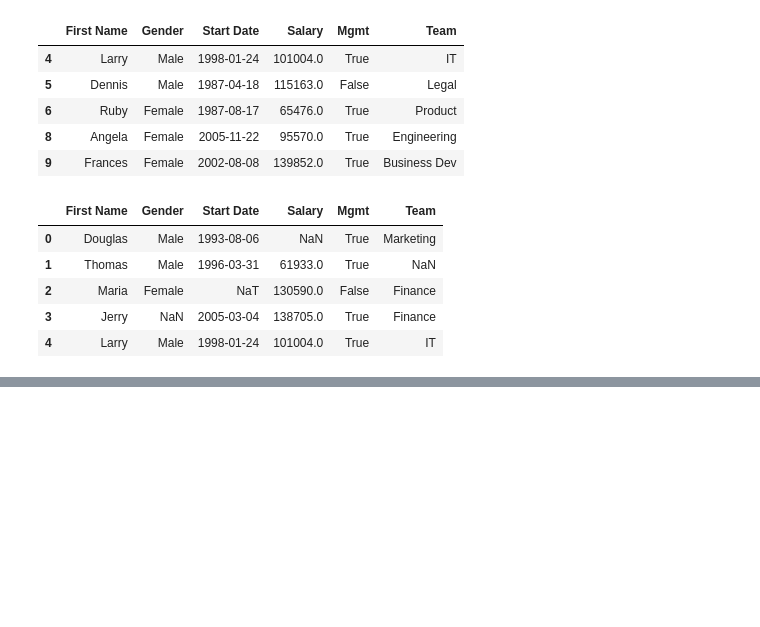
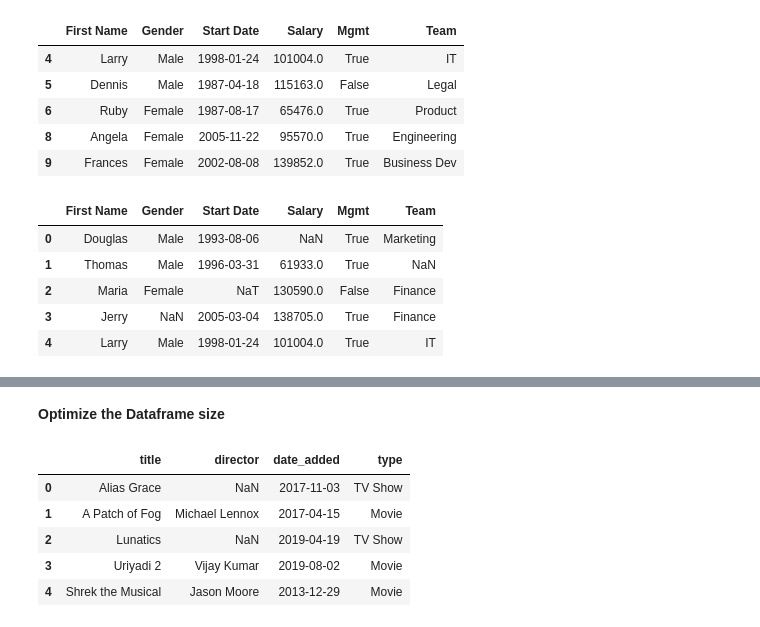
Before and after one commit to Kobzarko/PANDAS-IN-ACTION, a Jupyter notebook: Chapter 5 Dataframe filtering/Dataframe_filtering.ipynb, the cells around one changed output, grey strips where cells are left out. Saved outputs shown, nothing was run; the diff lists cells and outputs as text; code cells hidden in the pictures; blank space fills up the shorter version.

```diff
--- a/Chapter 5 Dataframe filtering/Dataframe_filtering.ipynb
+++ b/Chapter 5 Dataframe filtering/Dataframe_filtering.ipynb
@@ -613,0 +739,11 @@ df_dealna.dropna(thresh=4).head()
+# %% [markdown]
+**Optimize the Dataframe size**
+# %%
+df_netflix.head()
+# %% [output]
+|  | title | director | date_added | type |
+| 0 | Alias Grace | NaN | 2017-11-03 | TV Show |
+| 1 | A Patch of Fog | Michael Lennox | 2017-04-15 | Movie |
+| 2 | Lunatics | NaN | 2019-04-19 | TV Show |
+| 3 | Uriyadi 2 | Vijay Kumar | 2019-08-02 | Movie |
+| 4 | Shrek the Musical | Jason Moore | 2013-12-29 | Movie |
```
Also changed, not shown: parts of 38 cells of this notebook.
